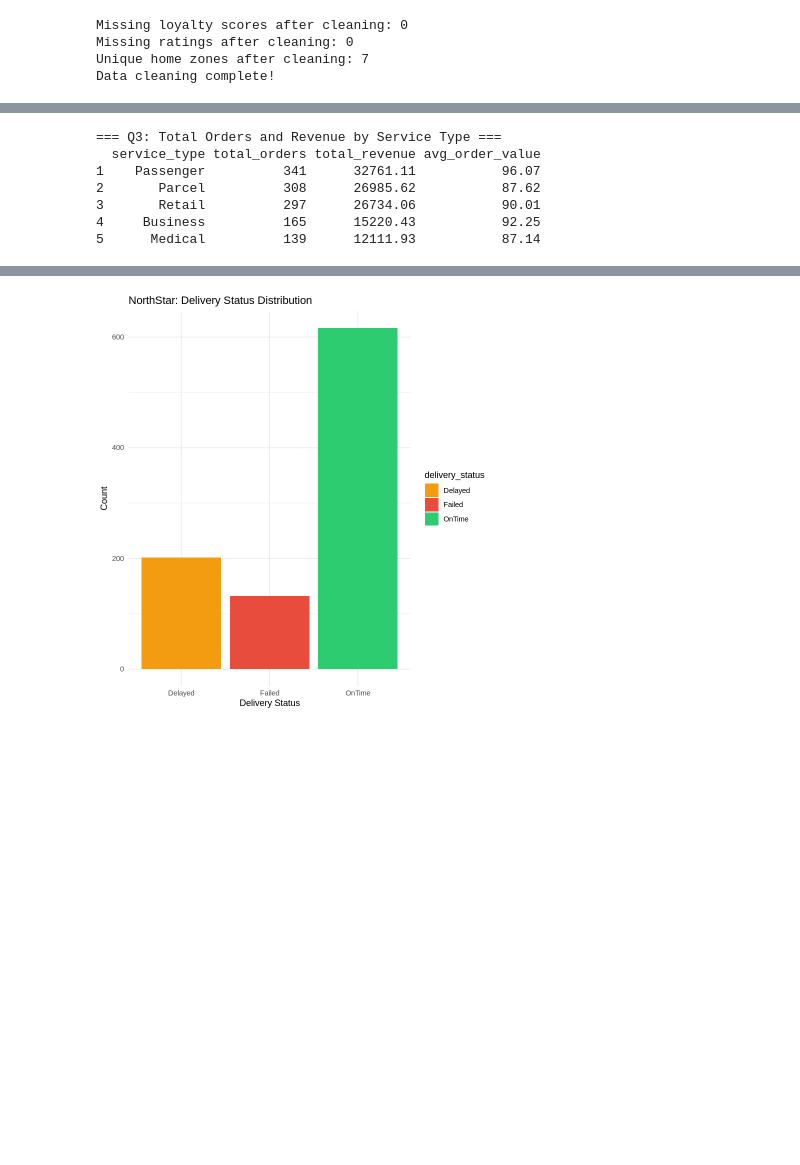
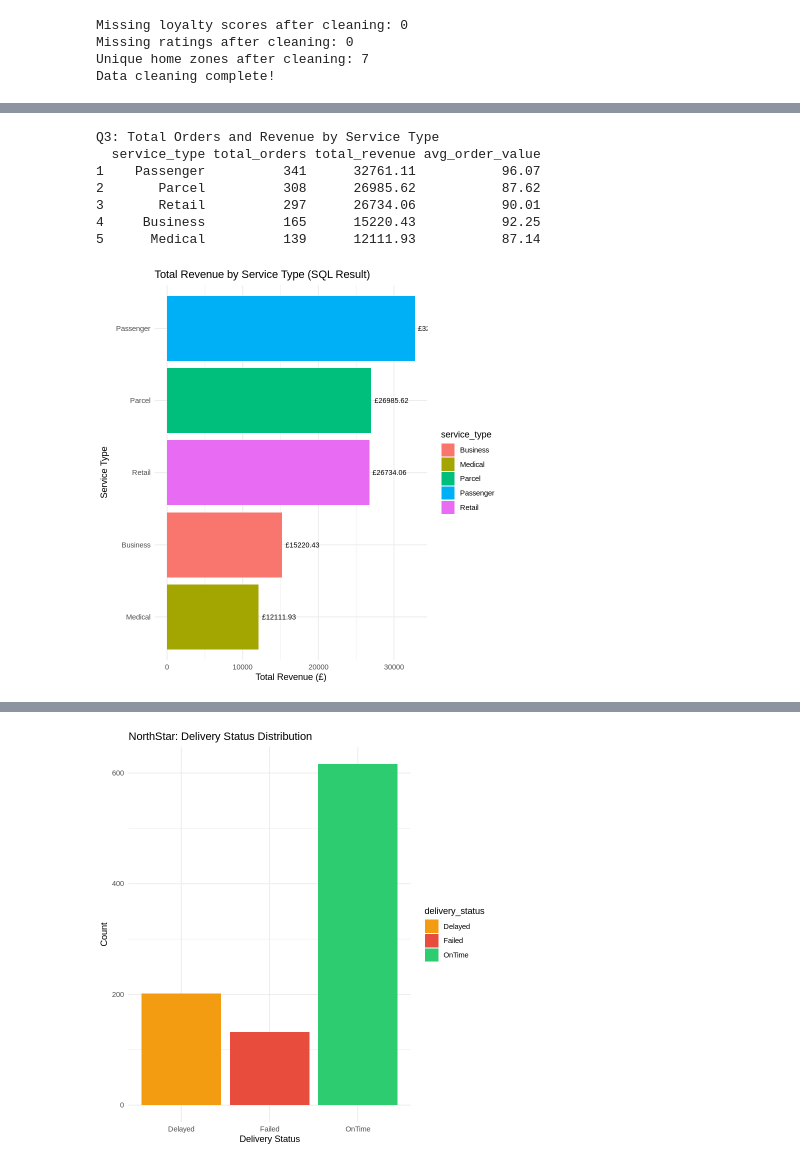
Before and after one commit to raniyaarani13-web/north-star-analytics, a Jupyter notebook: DBA_assignment_R_Raniya.ipynb, the cells around one changed output, grey strips where cells are left out. Saved outputs shown, nothing was run; the diff lists cells and outputs as text; code cells hidden in the pictures; blank space fills up the shorter version.

```diff
--- a/DBA_assignment_R_Raniya.ipynb
+++ b/DBA_assignment_R_Raniya.ipynb
@@ -264,20 +287,32 @@ print(q2)
 # %%
-# --- SQL Query 3: Orders by service type ---
-cat("\n=== Q3: Total Orders and Revenue by Service Type ===\n")
+#SQL Query 3: Orders by service type
+cat("\nQ3: Total Orders and Revenue by Service Type\n")
 q3 <- sqldf("SELECT service_type,
              COUNT(*) AS total_orders,
              ROUND(SUM(order_value), 2) AS total_revenue,
              ROUND(AVG(order_value), 2) AS avg_order_value
              FROM orders
              GROUP BY service_type
              ORDER BY total_revenue DESC")
 print(q3)
+
+# Visualisation for SQL Q3: Revenue by Service Type
+ggplot(q3, aes(x = reorder(service_type, total_revenue),
+               y = total_revenue, fill = service_type)) +
+  geom_bar(stat = "identity") +
+  coord_flip() +
+  labs(title = "Total Revenue by Service Type (SQL Result)",
+       x = "Service Type", y = "Total Revenue (£)") +
+  theme_minimal() +
+  geom_text(aes(label = paste0("£", total_revenue)),
+            hjust = -0.1, size = 3)
 # %% [output]
-=== Q3: Total Orders and Revenue by Service Type ===
+Q3: Total Orders and Revenue by Service Type
   service_type total_orders total_revenue avg_order_value
 1    Passenger          341      32761.11           96.07
 2       Parcel          308      26985.62           87.62
 3       Retail          297      26734.06           90.01
 4     Business          165      15220.43           92.25
 5      Medical          139      12111.93           87.14
+[figure, added]
 # %%
```
Also changed, not shown: parts of 12 cells of this notebook.
